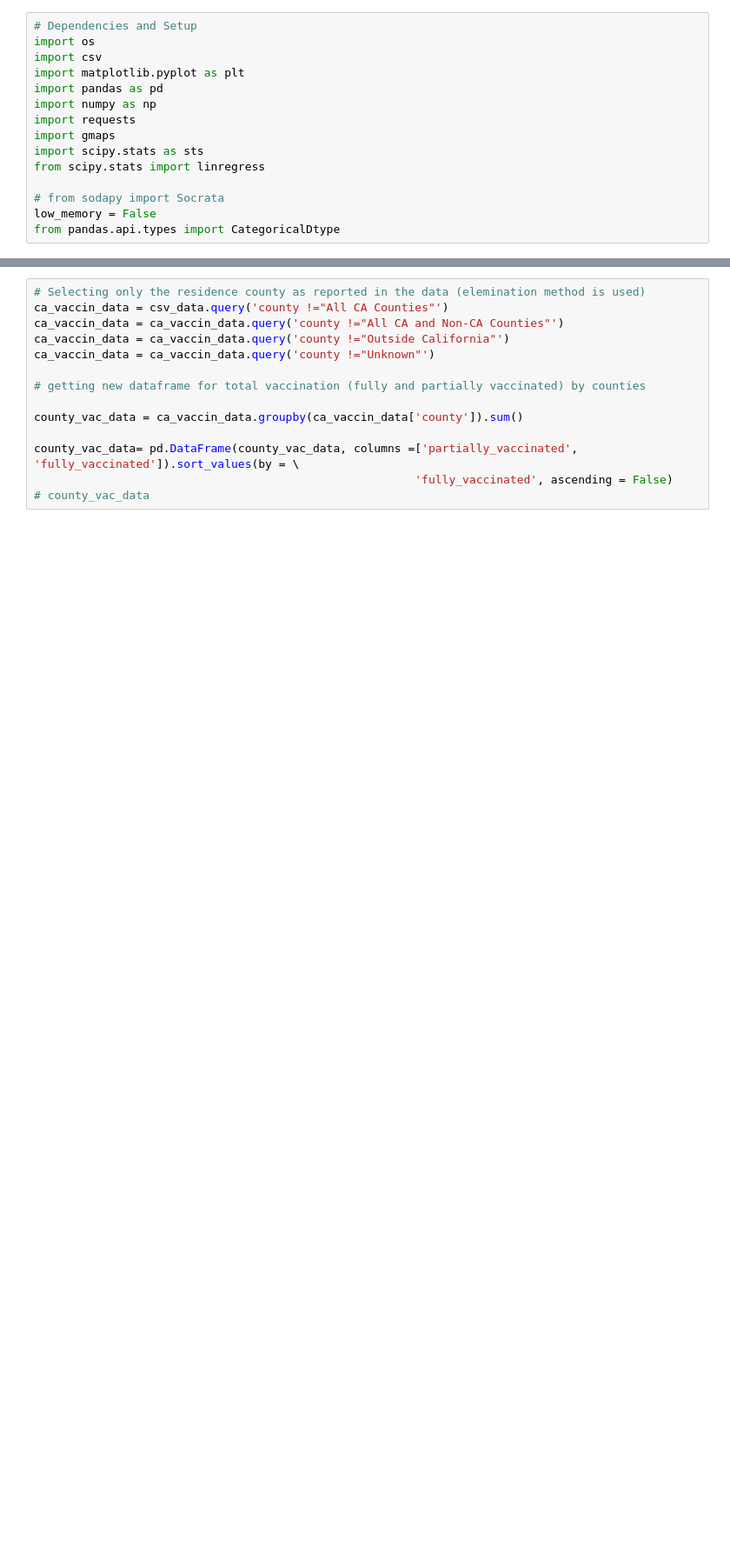
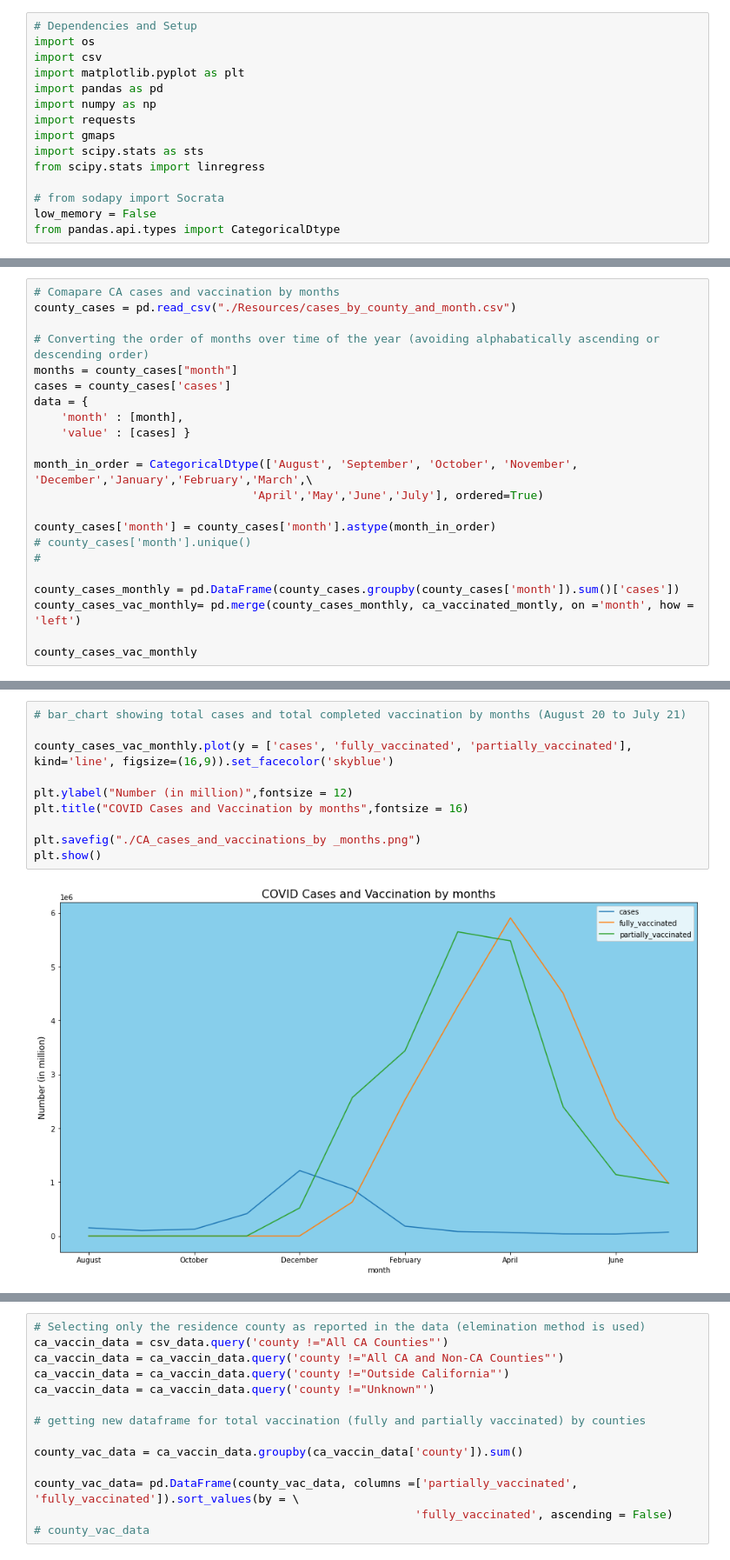
Before and after one commit to KristianSHamilton/CovidVaccinationInCalifornia, a Jupyter notebook: group_project_1.ipynb, the cells around one changed output, grey strips where cells are left out. Shown at 87% size. Saved outputs shown, nothing was run; the diff lists cells and outputs as text; blank space fills up the shorter version.

Commit message:
Analysis added with covid cases

```diff
--- a/group_project_1.ipynb
+++ b/group_project_1.ipynb
@@ -69,0 +94,22 @@ plt.show()
+# %%
+# Comapare CA cases and vaccination by months
+county_cases = pd.read_csv("./Resources/cases_by_county_and_month.csv")
+
+# Converting the order of months over time of the year (avoiding alphabatically ascending or descending order)
+months = county_cases["month"]
+cases = county_cases['cases']
+data = {
+    'month' : [month],
+    'value' : [cases] }
+
+month_in_order = CategoricalDtype(['August', 'September', 'October', 'November', 'December','January','February','March',\
+                                'April','May','June','July'], ordered=True)
+
+county_cases['month'] = county_cases['month'].astype(month_in_order)
+# county_cases['month'].unique()
+#
+
+county_cases_monthly = pd.DataFrame(county_cases.groupby(county_cases['month']).sum()['cases'])
+county_cases_vac_monthly= pd.merge(county_cases_monthly, ca_vaccinated_montly, on ='month', how = 'left')
+
+county_cases_vac_monthly
@@ -69,0 +131,12 @@ plt.show()
+# %%
+# bar_chart showing total cases and total completed vaccination by months (August 20 to July 21)
+
+county_cases_vac_monthly.plot(y = ['cases', 'fully_vaccinated', 'partially_vaccinated'], kind='line', figsize=(16,9)).set_facecolor('skyblue')
+
+plt.ylabel("Number (in million)",fontsize = 12)
+plt.title("COVID Cases and Vaccination by months",fontsize = 16)
+
+plt.savefig("./CA_cases_and_vaccinations_by _months.png")
+plt.show()
+# %% [output]
+[figure, added]
```
Also changed, not shown: parts of 17 cells of this notebook.
